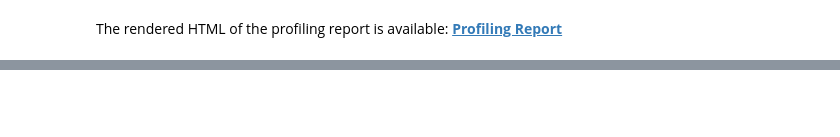
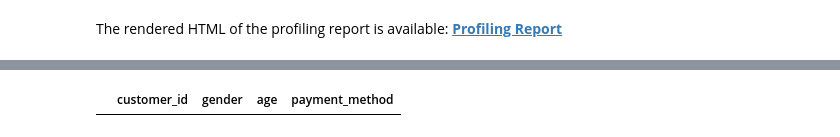
Before and after one commit to kajbaf/aws-datapipeline-practice, a Jupyter notebook: notebooks/ExploreData.ipynb, the cells around one changed output, grey strips where cells are left out. Drawn from its saved outputs; the diff is of its cells as text; code cells hidden in the pictures; blank space fills up the shorter version.

```diff
--- a/notebooks/ExploreData.ipynb
+++ b/notebooks/ExploreData.ipynb
@@ -189,0 +210,4 @@ display(profile)
+# %%
+customer[customer.gender.isnull()]
+# %% [output]
+|  | customer_id | gender | age | payment_method |
```
Also changed, not shown: parts of 7 cells of this notebook, 1 other file.
